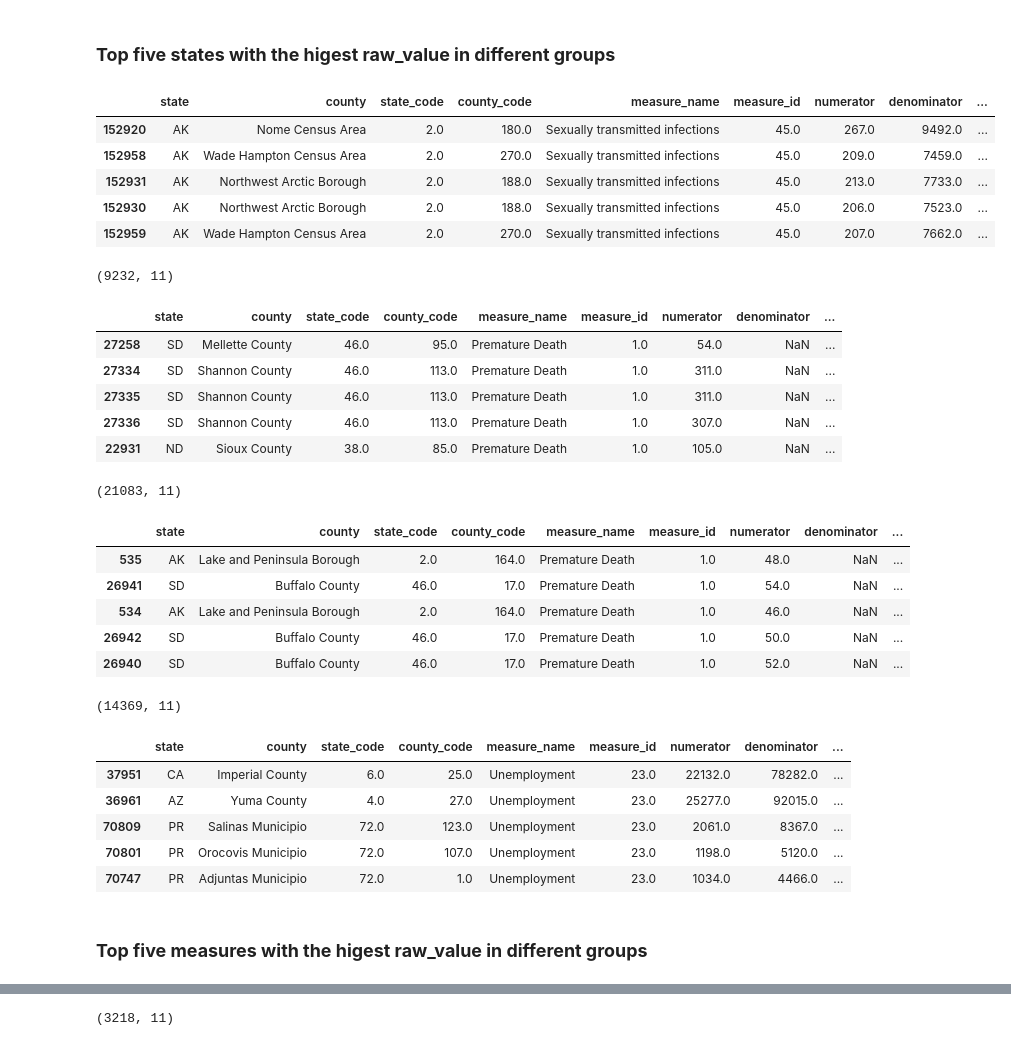
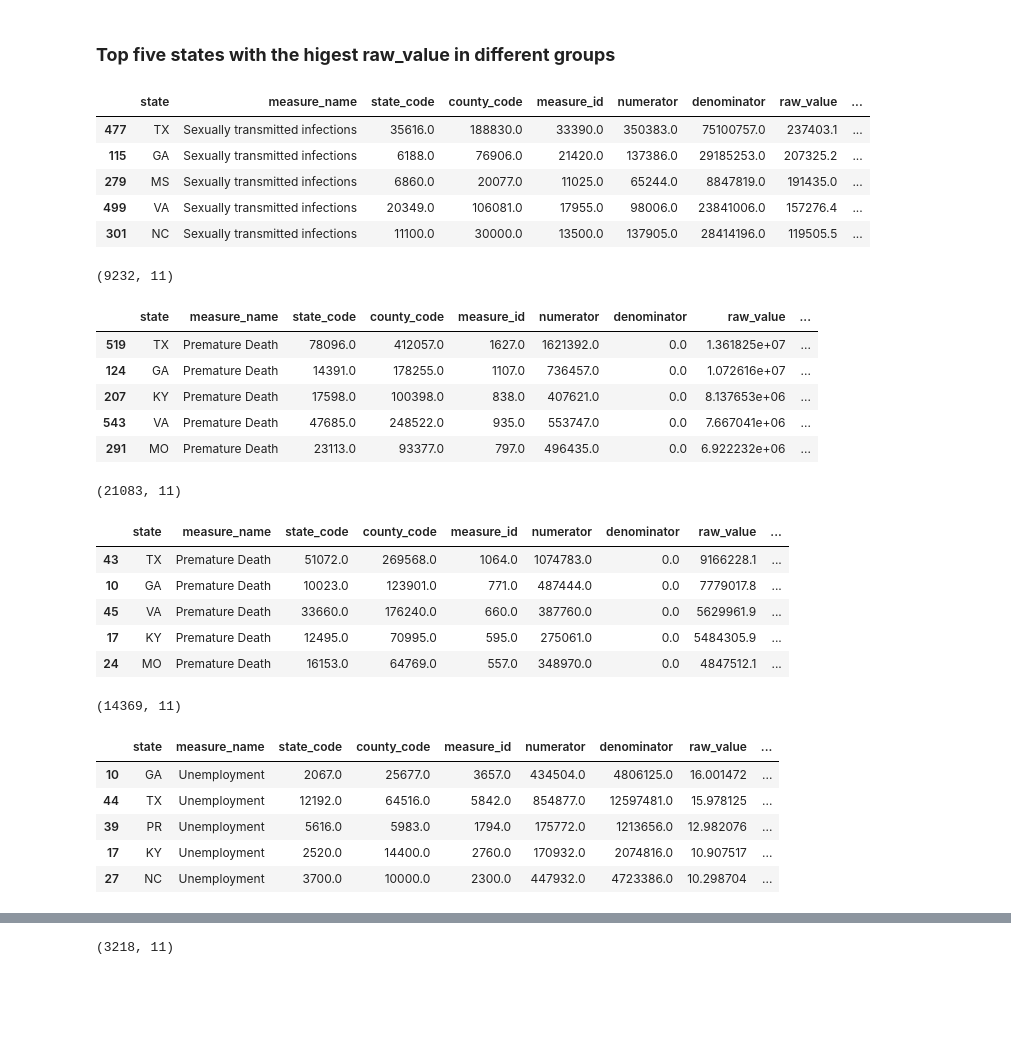
Before and after one commit to Xuehong-pdx/Collaborative-Projects, a Jupyter notebook: exploratory_analysis.ipynb, the cells around one changed output, grey strips where cells are left out. Saved outputs shown, nothing was run; the diff lists cells and outputs as text; code cells hidden in the pictures; blank space fills up the shorter version.

Commit message:
corrected code to determine the top five states with the highest raw_value in each year group

```diff
--- a/exploratory_analysis.ipynb
+++ b/exploratory_analysis.ipynb
@@ -311,60 +355,62 @@ df4.shape
 # %% [markdown]
 ### <b>Top five states with the higest raw_value in different groups
 # %%
-# top five states with the higest raw_value in group 1
+# Top five states with the higest raw_value in group 1
 
-df1.sort_values(by='raw_value', ascending=False).head()
+df1_state = df1.groupby(['state', 'measure_name']).sum().reset_index()
+df1_state.sort_values('raw_value', ascending=False).head()
 # %% [output]
-|  | state | county | state_code | county_code | measure_name | measure_id | numerator | denominator | ... |
-| 152920 | AK | Nome Census Area | 2.0 | 180.0 | Sexually transmitted infections | 45.0 | 267.0 | 9492.0 | ... |
-| 152958 | AK | Wade Hampton Census Area | 2.0 | 270.0 | Sexually transmitted infections | 45.0 | 209.0 | 7459.0 | ... |
-| 152931 | AK | Northwest Arctic Borough | 2.0 | 188.0 | Sexually transmitted infections | 45.0 | 213.0 | 7733.0 | ... |
-| 152930 | AK | Northwest Arctic Borough | 2.0 | 188.0 | Sexually transmitted infections | 45.0 | 206.0 | 7523.0 | ... |
-| 152959 | AK | Wade Hampton Census Area | 2.0 | 270.0 | Sexually transmitted infections | 45.0 | 207.0 | 7662.0 | ... |
+|  | state | measure_name | state_code | county_code | measure_id | numerator | denominator | raw_value | ... |
+| 477 | TX | Sexually transmitted infections | 35616.0 | 188830.0 | 33390.0 | 350383.0 | 75100757.0 | 237403.1 | ... |
+| 115 | GA | Sexually transmitted infections | 6188.0 | 76906.0 | 21420.0 | 137386.0 | 29185253.0 | 207325.2 | ... |
+| 279 | MS | Sexually transmitted infections | 6860.0 | 20077.0 | 11025.0 | 65244.0 | 8847819.0 | 191435.0 | ... |
+| 499 | VA | Sexually transmitted infections | 20349.0 | 106081.0 | 17955.0 | 98006.0 | 23841006.0 | 157276.4 | ... |
+| 301 | NC | Sexually transmitted infections | 11100.0 | 30000.0 | 13500.0 | 137905.0 | 28414196.0 | 119505.5 | ... |
 # %%
 df1[df1.measure_name=='Sexually transmitted infections'].shape
 # %% [output]
 (9232, 11)
 # %%
-# top five states with the higest raw_value in group 2
+# Top five states with the higest raw_value in group 2
 
-df2.sort_values(by='raw_value', ascending=False).head()
+df2_state = df2.groupby(['state', 'measure_name']).sum().reset_index()
+df2_state.sort_values('raw_value', ascending=False).head()
 # %% [output]
-|  | state | county | state_code | county_code | measure_name | measure_id | numerator | denominator | ... |
-| 27258 | SD | Mellette County | 46.0 | 95.0 | Premature Death | 1.0 | 54.0 | NaN | ... |
-| 27334 | SD | Shannon County | 46.0 | 113.0 | Premature Death | 1.0 | 311.0 | NaN | ... |
-| 27335 | SD | Shannon County | 46.0 | 113.0 | Premature Death | 1.0 | 311.0 | NaN | ... |
-| 27336 | SD | Shannon County | 46.0 | 113.0 | Premature Death | 1.0 | 307.0 | NaN | ... |
-| 22931 | ND | Sioux County | 38.0 | 85.0 | Premature Death | 1.0 | 105.0 | NaN | ... |
+|  | state | measure_name | state_code | county_code | measure_id | numerator | denominator | raw_value | ... |
+| 519 | TX | Premature Death | 78096.0 | 412057.0 | 1627.0 | 1621392.0 | 0.0 | 1.361825e+07 | ... |
+| 124 | GA | Premature Death | 14391.0 | 178255.0 | 1107.0 | 736457.0 | 0.0 | 1.072616e+07 | ... |
+| 207 | KY | Premature Death | 17598.0 | 100398.0 | 838.0 | 407621.0 | 0.0 | 8.137653e+06 | ... |
+| 543 | VA | Premature Death | 47685.0 | 248522.0 | 935.0 | 553747.0 | 0.0 | 7.667041e+06 | ... |
+| 291 | MO | Premature Death | 23113.0 | 93377.0 | 797.0 | 496435.0 | 0.0 | 6.922232e+06 | ... |
 # %%
 df2[df2.measure_name=='Premature Death'].shape
 # %% [output]
 (21083, 11)
 # %%
-# top five states with the higest raw_value in group 3
+# Top five states with the higest raw_value in group 3
 
-df3.sort_values(by='raw_value', ascending=False).head()
+df3_state = df3.groupby(['state', 'measure_name']).sum().reset_index()
+df3_state.sort_values('raw_value', ascending=False).head()
 # %% [output]
-|  | state | county | state_code | county_code | measure_name | measure_id | numerator | denominator | ... |
-| 535 | AK | Lake and Peninsula Borough | 2.0 | 164.0 | Premature Death | 1.0 | 48.0 | NaN | ... |
-| 26941 | SD | Buffalo County | 46.0 | 17.0 | Premature Death | 1.0 | 54.0 | NaN | ... |
-| 534 | AK | Lake and Peninsula Borough | 2.0 | 164.0 | Premature Death | 1.0 | 46.0 | NaN | ... |
-| 26942 | SD | Buffalo County | 46.0 | 17.0 | Premature Death | 1.0 | 50.0 | NaN | ... |
-| 26940 | SD | Buffalo County | 46.0 | 17.0 | Premature Death | 1.0 | 52.0 | NaN | ... |
+|  | state | measure_name | state_code | county_code | measure_id | numerator | denominator | raw_value | ... |
+| 43 | TX | Premature Death | 51072.0 | 269568.0 | 1064.0 | 1074783.0 | 0.0 | 9166228.1 | ... |
+| 10 | GA | Premature Death | 10023.0 | 123901.0 | 771.0 | 487444.0 | 0.0 | 7779017.8 | ... |
+| 45 | VA | Premature Death | 33660.0 | 176240.0 | 660.0 | 387760.0 | 0.0 | 5629961.9 | ... |
+| 17 | KY | Premature Death | 12495.0 | 70995.0 | 595.0 | 275061.0 | 0.0 | 5484305.9 | ... |
+| 24 | MO | Premature Death | 16153.0 | 64769.0 | 557.0 | 348970.0 | 0.0 | 4847512.1 | ... |
 # %%
 df3[df3.measure_name=='Premature Death'].shape
 # %% [output]
 (14369, 11)
 # %%
-# top five states with the higest raw_value in group 4
+# Top five states with the higest raw_value in group 4
 
-df4.sort_values(by='raw_value', ascending=False).head()
+df4_state = df4.groupby(['state', 'measure_name']).sum().reset_index()
+df4_state.sort_values('raw_value', ascending=False).head()
 # %% [output]
-|  | state | county | state_code | county_code | measure_name | measure_id | numerator | denominator | ... |
-| 37951 | CA | Imperial County | 6.0 | 25.0 | Unemployment | 23.0 | 22132.0 | 78282.0 | ... |
-| 36961 | AZ | Yuma County | 4.0 | 27.0 | Unemployment | 23.0 | 25277.0 | 92015.0 | ... |
-| 70809 | PR | Salinas Municipio | 72.0 | 123.0 | Unemployment | 23.0 | 2061.0 | 8367.0 | ... |
-| 70801 | PR | Orocovis Municipio | 72.0 | 107.0 | Unemployment | 23.0 | 1198.0 | 5120.0 | ... |
-| 70747 | PR | Adjuntas Municipio | 72.0 | 1.0 | Unemployment | 23.0 | 1034.0 | 4466.0 | ... |
+|  | state | measure_name | state_code | county_code | measure_id | numerator | denominator | raw_value | ... |
+| 10 | GA | Unemployment | 2067.0 | 25677.0 | 3657.0 | 434504.0 | 4806125.0 | 16.001472 | ... |
+| 44 | TX | Unemployment | 12192.0 | 64516.0 | 5842.0 | 854877.0 | 12597481.0 | 15.978125 | ... |
+| 39 | PR | Unemployment | 5616.0 | 5983.0 | 1794.0 | 175772.0 | 1213656.0 | 12.982076 | ... |
+| 17 | KY | Unemployment | 2520.0 | 14400.0 | 2760.0 | 170932.0 | 2074816.0 | 10.907517 | ... |
+| 27 | NC | Unemployment | 3700.0 | 10000.0 | 2300.0 | 447932.0 | 4723386.0 | 10.298704 | ... |
-# %% [markdown]
-### <b>Top five measures with the higest raw_value in different groups
```
Also changed, not shown: parts of 11 cells of this notebook.
